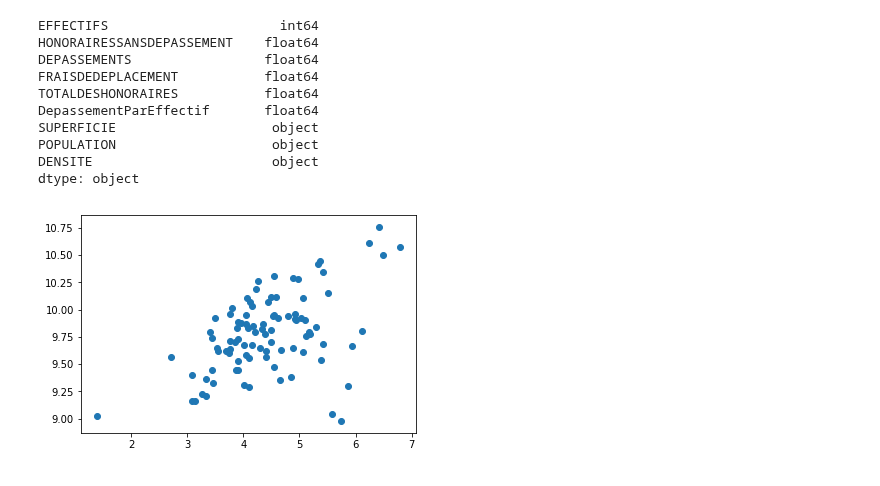
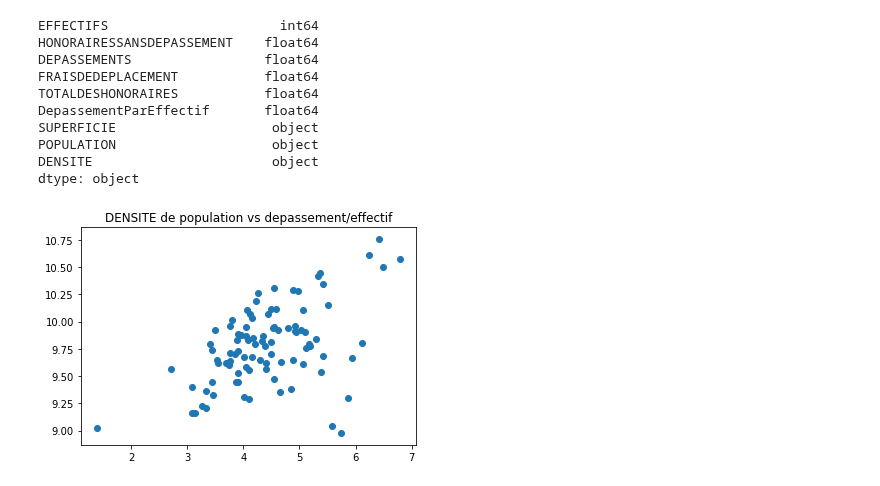
Before and after one commit to MSBigData2019/Guillaume_QUISPE, a Jupyter notebook: INFMDI721/Lesson8/hackaton.ipynb, the cells around one changed output. Saved outputs shown, nothing was run; the diff lists cells and outputs as text; code cells hidden in the pictures.

```diff
--- a/INFMDI721/Lesson8/hackaton.ipynb
+++ b/INFMDI721/Lesson8/hackaton.ipynb
@@ -379,7 +379,7 @@ dtype: object
 # %%
 dfconcat["DENSITE"] = dfconcat["DENSITE"].apply(pd.to_numeric, errors='coerce')
 plt.scatter(np.log(dfconcat.DENSITE),np.log(dfconcat.DepassementParEffectif))
-
+plt.title("DENSITE de population vs depassement/effectif")
 plt.show()
 # %% [output]
-[figure, old version]
+[figure, new version]
```
